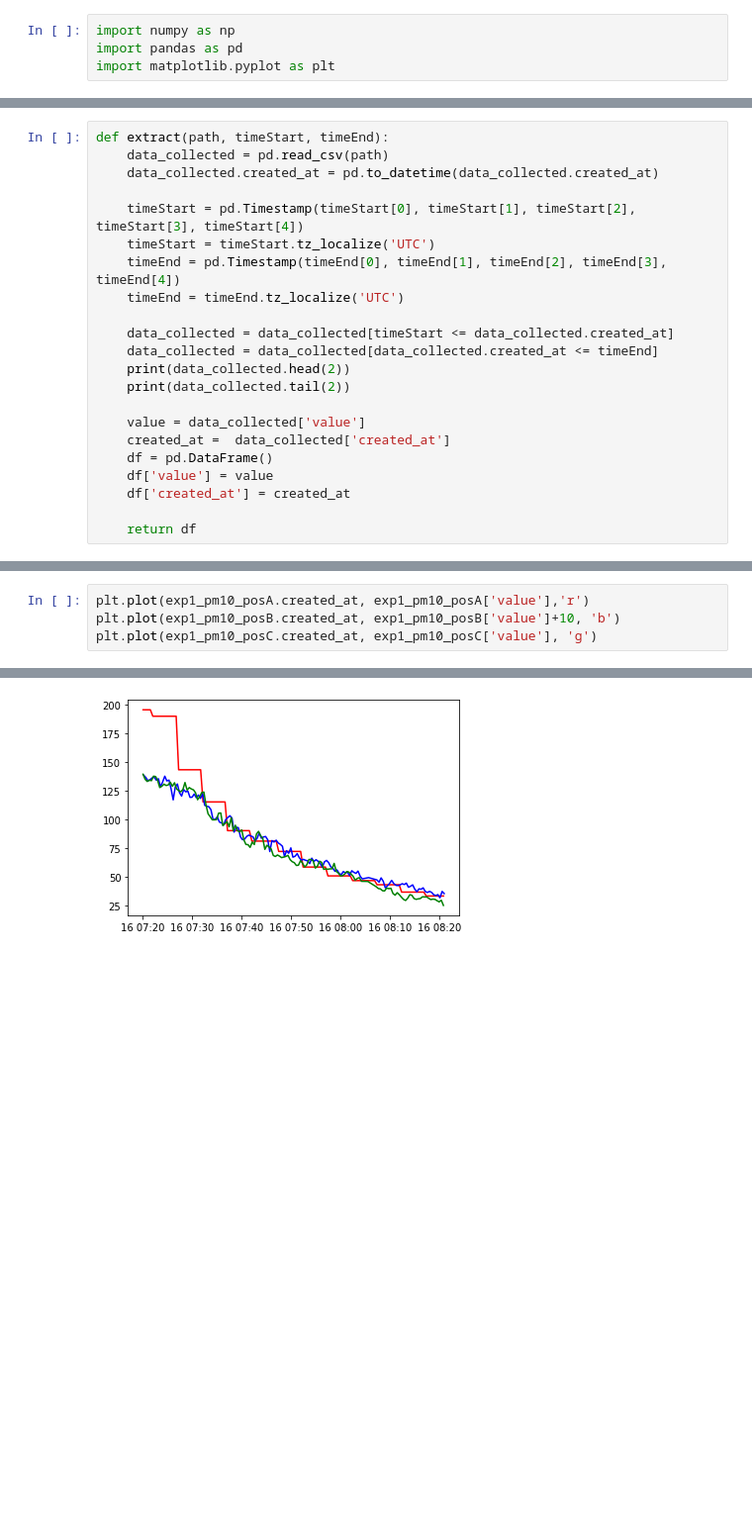
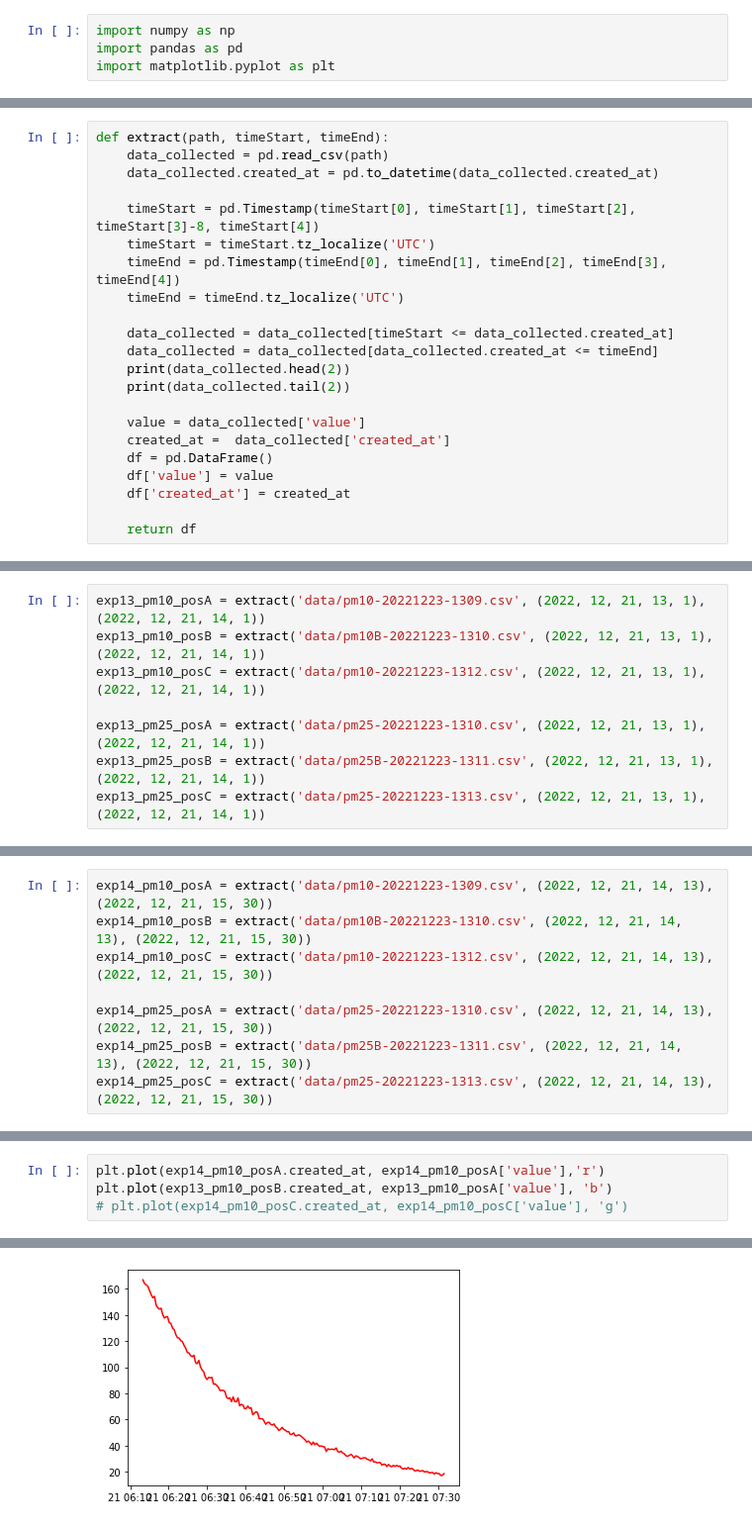
Before and after one commit to yuyouyou032/ph11, a Jupyter notebook: data/analysis.ipynb, the cells around one changed output, grey strips where cells are left out. Shown: that part at 99% size. Saved outputs shown, nothing was run; the diff lists cells and outputs as text; blank space fills up the shorter version.

Commit message:
finished data extraction

```diff
--- a/data/analysis.ipynb
+++ b/data/analysis.ipynb
@@ -7,7 +9,7 @@ def extract(path, timeStart, timeEnd):
     data_collected = pd.read_csv(path)
     data_collected.created_at = pd.to_datetime(data_collected.created_at)
 
-    timeStart = pd.Timestamp(timeStart[0], timeStart[1], timeStart[2], timeStart[3], timeStart[4])
+    timeStart = pd.Timestamp(timeStart[0], timeStart[1], timeStart[2], timeStart[3]-8, timeStart[4])
     timeStart = timeStart.tz_localize('UTC')
     timeEnd = pd.Timestamp(timeEnd[0], timeEnd[1], timeEnd[2], timeEnd[3], timeEnd[4])
     timeEnd = timeEnd.tz_localize('UTC')
@@ -78,0 +135,8 @@ exp1_pm10_posA = extract('data/pm10-20221220-1117.csv', (2022, 12, 16, 7, 20), (
+# %%
+exp13_pm10_posA = extract('data/pm10-20221223-1309.csv', (2022, 12, 21, 13, 1), (2022, 12, 21, 14, 1))
+exp13_pm10_posB = extract('data/pm10B-20221223-1310.csv', (2022, 12, 21, 13, 1), (2022, 12, 21, 14, 1))
+exp13_pm10_posC = extract('data/pm10-20221223-1312.csv', (2022, 12, 21, 13, 1), (2022, 12, 21, 14, 1))
+
+exp13_pm25_posA = extract('data/pm25-20221223-1310.csv', (2022, 12, 21, 13, 1), (2022, 12, 21, 14, 1))
+exp13_pm25_posB = extract('data/pm25B-20221223-1311.csv', (2022, 12, 21, 13, 1), (2022, 12, 21, 14, 1))
+exp13_pm25_posC = extract('data/pm25-20221223-1313.csv', (2022, 12, 21, 13, 1), (2022, 12, 21, 14, 1))
@@ -78,0 +161,8 @@ exp1_pm10_posA = extract('data/pm10-20221220-1117.csv', (2022, 12, 16, 7, 20), (
+# %%
+exp14_pm10_posA = extract('data/pm10-20221223-1309.csv', (2022, 12, 21, 14, 13), (2022, 12, 21, 15, 30))
+exp14_pm10_posB = extract('data/pm10B-20221223-1310.csv', (2022, 12, 21, 14, 13), (2022, 12, 21, 15, 30))
+exp14_pm10_posC = extract('data/pm10-20221223-1312.csv', (2022, 12, 21, 14, 13), (2022, 12, 21, 15, 30))
+
+exp14_pm25_posA = extract('data/pm25-20221223-1310.csv', (2022, 12, 21, 14, 13), (2022, 12, 21, 15, 30))
+exp14_pm25_posB = extract('data/pm25B-20221223-1311.csv', (2022, 12, 21, 14, 13), (2022, 12, 21, 15, 30))
+exp14_pm25_posC = extract('data/pm25-20221223-1313.csv', (2022, 12, 21, 14, 13), (2022, 12, 21, 15, 30))
@@ -79,7 +189,7 @@ exp1_pm10_posA = extract('data/pm10-20221220-1117.csv', (2022, 12, 16, 7, 20), (
 # %%
-plt.plot(exp1_pm10_posA.created_at, exp1_pm10_posA['value'],'r')
-plt.plot(exp1_pm10_posB.created_at, exp1_pm10_posB['value']+10, 'b')
-plt.plot(exp1_pm10_posC.created_at, exp1_pm10_posC['value'], 'g')
+plt.plot(exp14_pm10_posA.created_at, exp14_pm10_posA['value'],'r')
+plt.plot(exp13_pm10_posB.created_at, exp13_pm10_posA['value'], 'b')
+# plt.plot(exp14_pm10_posC.created_at, exp14_pm10_posC['value'], 'g')
 # %% [output]
 [<matplotlib.lines.Line2D at 0x...>]
-[figure, old version]
+[figure, new version]
```
Also changed, not shown: parts of 19 cells of this notebook, 3 other files.
